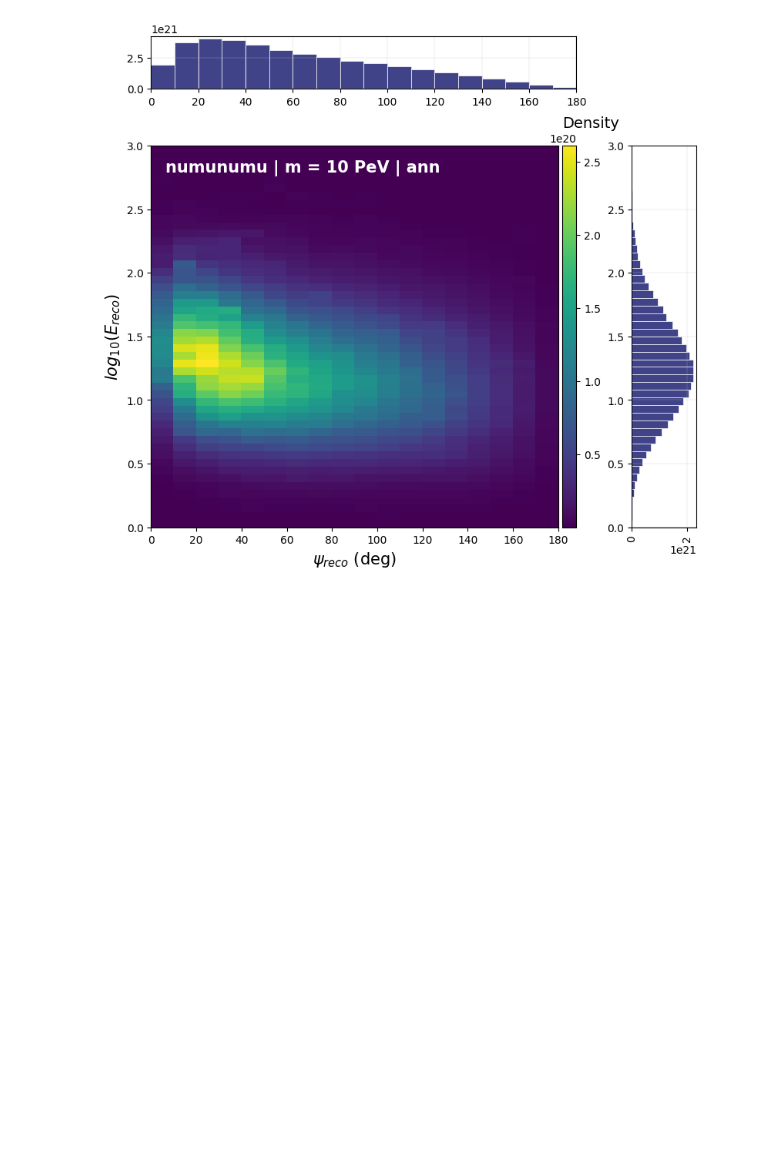
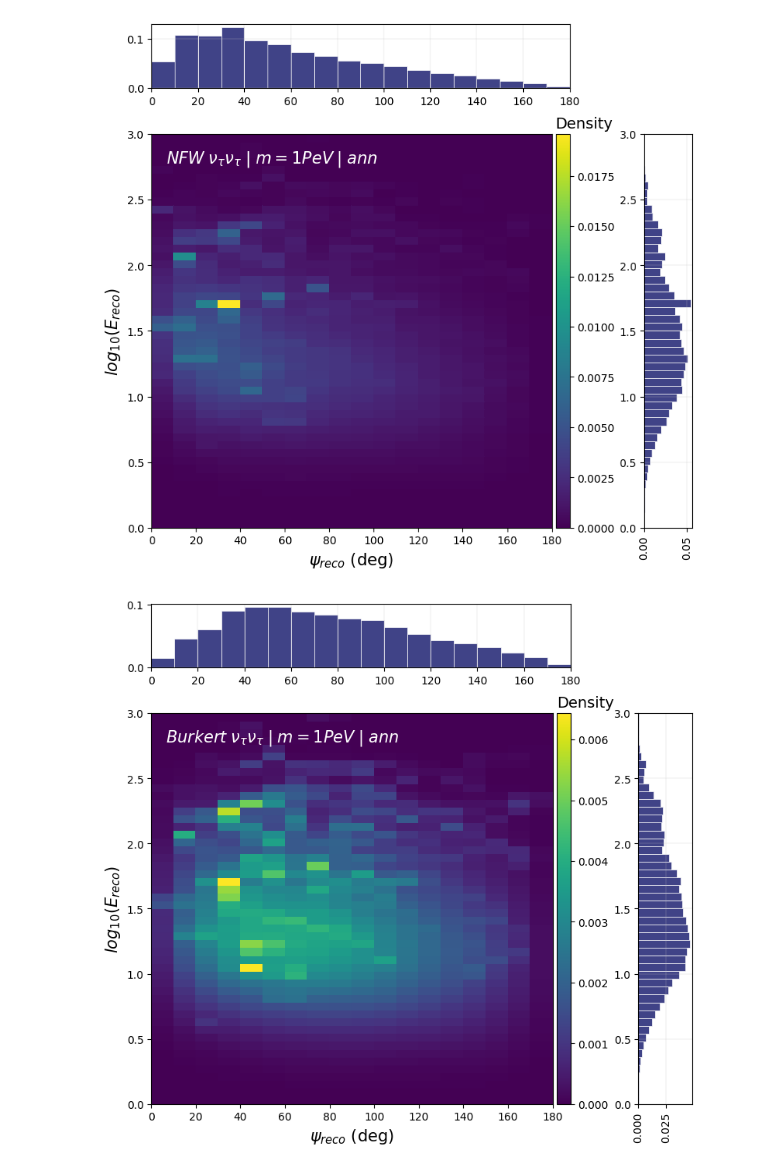
Before and after one commit to danaevld/IceCube, a Jupyter notebook: Spectra_Ann_Extrapolation.ipynb, the cells around one changed output. Cells and saved outputs as stored; diff of their text form; code cells hidden in the pictures; blank space fills up the shorter version.

```diff
--- a/Spectra_Ann_Extrapolation.ipynb
+++ b/Spectra_Ann_Extrapolation.ipynb
@@ -97,3 +58,4 @@ Initial Flux Loading: /usr/local/lib/python3.10/dist-packages/charon-0.1.0-py3.1
 # %%
-Reco_rate_numu = Signal_PDF(mass=1e7, channel='numunumu',  process='ann', extrapolation=True)
+Reco_rate_nutau_NFW1 = Signal_PDF(mass=1e6, channel='nutaunutau',  process='ann', extrapolation=False, galactic_profile=profile.NFW, normalize=True)
+Reco_rate_nutau_Burkert1 = Signal_PDF(mass=1e6, channel='nutaunutau',  process='ann', extrapolation=False, galactic_profile=profile.Burkert, normalize=True)
 # %% [output]
@@ -117,4 +174,5 @@ Initial Flux Loading: /usr/local/lib/python3.10/dist-packages/charon-0.1.0-py3.1
 # %%
+resp_matrix_data = np.load('/home/dvaldenaire/Python/Analysis/Response matrix/Resp_MC1122_logE.pkl',allow_pickle=True, encoding="latin1")
 Reco_mass_edges = np.log10(resp_matrix_data['Bin']['reco_energy_edges'])
 Reco_theta_edges = resp_matrix_data['Bin']['reco_psi_edges']
 # %%
@@ -124,4 +190,6 @@ plot_projections(Reco_rate_nue,(Reco_theta_edges,Reco_mass_edges),'$\psi_{reco}$
 # %%
-plot_projections(Reco_rate_numu,(Reco_theta_edges,Reco_mass_edges),'$\psi_{reco}$ (deg)','$log_{10}(E_{reco})$','numunumu | m = 10 PeV | ann')
+plot_projections(Reco_rate_nutau_NFW1,(Reco_theta_edges,Reco_mass_edges),'$\psi_{reco}$ (deg)','$log_{10}(E_{reco})$',r'$NFW \; \nu_\tau \nu_\tau \; | \; m = 1 PeV \; | \; ann$')
+plot_projections(Reco_rate_nutau_Burkert1,(Reco_theta_edges,Reco_mass_edges),'$\psi_{reco}$ (deg)','$log_{10}(E_{reco})$',r'$Burkert \; \nu_\tau \nu_\tau \; | \; m = 1 PeV \; | \; ann$')
 # %% [output]
-[figure, old version]
+[figure, new version]
+[figure, added]
```
Also changed, not shown: parts of 33 cells of this notebook.
